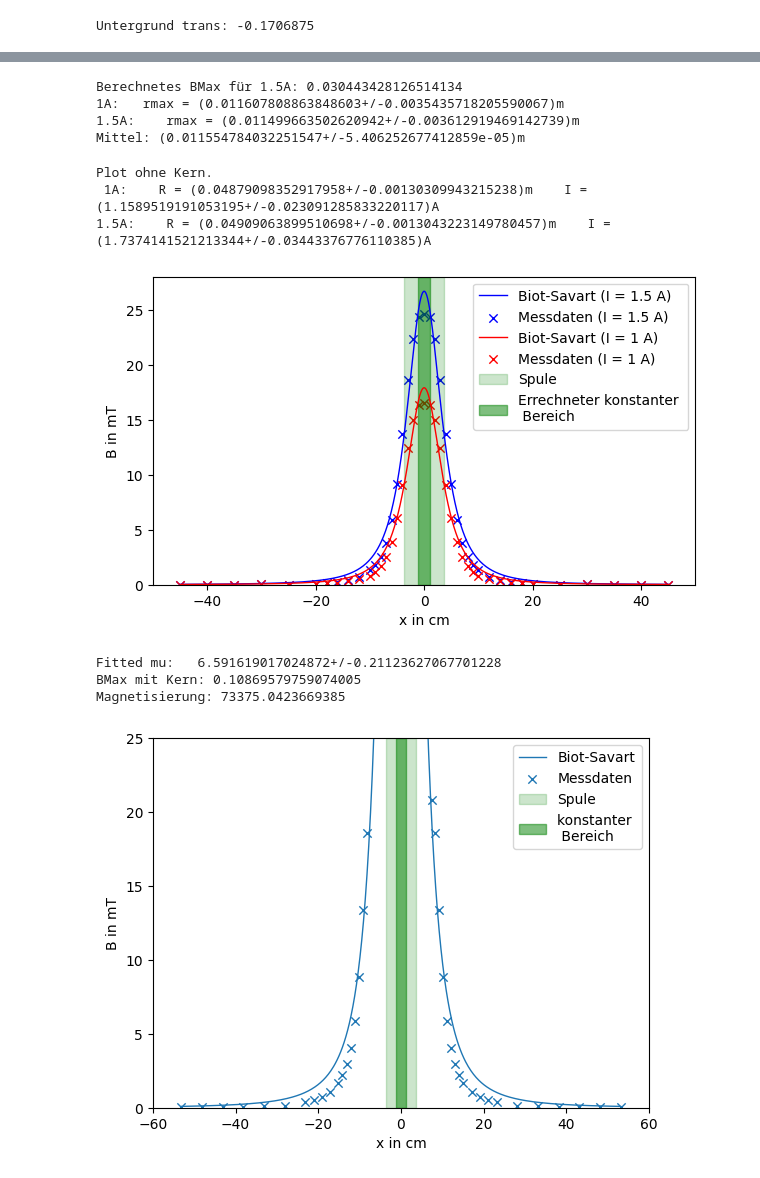
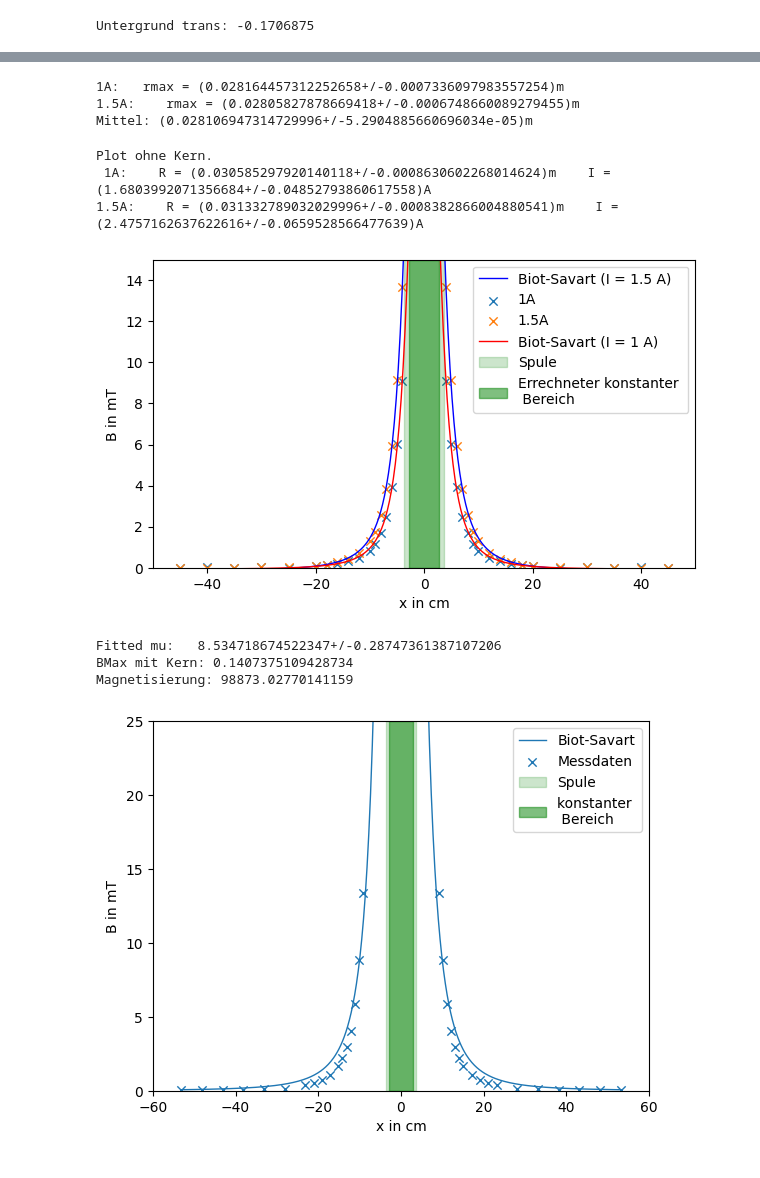
Before and after one commit to MaggdaDev/AP2, a Jupyter notebook: MAG/mag.ipynb, the cells around one changed output, grey strips where cells are left out. Cells and saved outputs as stored; diff of their text form; code cells hidden in the pictures.

```diff
--- a/MAG/mag.ipynb
+++ b/MAG/mag.ipynb
@@ -215,10 +244,10 @@ bMax1AmpereOhneKern = np.max(bDataOhneKern1AmpereMirrored)
 bMax15AmpereOhneKern = np.max(bDataOhneKern15AmpereMirrored)
 
 def calcXMax(rEff, iEff, bMax):
-    return np.sqrt((N * mu * rEff**2.0 * iEff / (2 * bMax))**(2.0/3.0) - rEff**2.0)
+    return np.sqrt((nConst * mu * rEff**2.0 * iEff / (2 * bMax))**(2.0/3.0) - rEff**2.0)
 
 def calcXMaxErr(rEff, iEff, bMax, xMax, rErr, iErr):
-    fracSqrt = (N * mu * rEff**2.0 * iEff / (2 * bMax))**(2.0/3.0)
+    fracSqrt = (nConst * mu * rEff**2.0 * iEff / (2 * bMax))**(2.0/3.0)
     rErrFact = (2 * fracSqrt / (3*rEff) - 1.0 * rEff) * 2.0 / (xMax)
     iErrFact = fracSqrt / (3.0 * iEff * xMax)
     return np.sqrt( (rErrFact * rErr) **2.0 + (iErrFact * iErr)**2.0 )
@@ -239,10 +268,9 @@ xMaxGewichtetesMittel, xMaxGewichtetesMittelFehler = getWeightedMeanAndExternalU
 
 print("1A:   rmax = ({}+/-{})m\n1.5A:    rmax = ({}+/-{})m\nMittel: ({}+/-{})m".format(xMax1Amp, xMax1AmpErr, xMax15Amp, xMax15AmpErr, xMaxGewichtetesMittel, xMaxGewichtetesMittelFehler))
 # %% [output]
-Berechnetes BMax für 1.5A: 0.030443428126514134
-1A:   rmax = (0.011607808863848603+/-0.0035435718205590067)m
-1.5A:    rmax = (0.011499663502620942+/-0.003612919469142739)m
-Mittel: (0.011554784032251547+/-5.406252677412859e-05)m
+1A:   rmax = (0.028164457312252658+/-0.0007336097983557254)m
+1.5A:    rmax = (0.02805827878669418+/-0.0006748660089279455)m
+Mittel: (0.028106947314729996+/-5.2904885660696034e-05)m
 # %%
 import matplotlib.pyplot as plt
 
@@ -252,49 +280,49 @@ plt.rcParams['scatter.marker'] = "x"
 plt.rcParams['font.size'] = 10
 
 def smoothLinSpaceFromXData(xData):
     return np.linspace(np.min(xData), np.max(xData), 500)
 
 linsp = smoothLinSpaceFromXData(xDataOhneKernMirrored)
 
-plt.plot(linsp*100, biotSavartLongitudinal(linsp, fitResOhneKern15Ampere["rOpt"], fitResOhneKern15Ampere["iOpt"]) * 1000, label="Biot-Savart (I = 1.5 A)", c="b")
-plt.scatter(xDataOhneKernMirrored*100, bDataOhneKern15AmpereMirrored * 1000, label="Messdaten (I = 1.5 A)", c="b")
+plt.plot(linsp*100, biotSavartLongitudinal(linsp, fitResOhneKern15Ampere["rOpt"], fitResOhneKern15Ampere["iOpt"], fitResOhneKern15Ampere["shiftOpt"]) * 1000, label="Biot-Savart (I = 1.5 A)", c="b")
+#plt.scatter(xDataOhneKernMirrored*100, bDataOhneKern15AmpereMirrored * 1000, label="Messdaten (I = 1.5 A)", c="b")
 
 
+plt.scatter(xDataFitOhneKern * 100, 1000* bDataFitOhneKern1Ampere, label="1A")
+plt.scatter(xDataFitOhneKern * 100, 1000* bDataFitOhneKern15Ampere, label="1.5A")
 
-
-plt.plot(linsp*100, biotSavartLongitudinal(linsp, fitResOhneKern1Ampere["rOpt"], fitResOhneKern1Ampere["iOpt"]) * 1000, label="Biot-Savart (I = 1 A)", c="r")
-plt.scatter(xDataOhneKernMirrored*100, bDataOhneKern1AmpereMirrored * 1000 , label="Messdaten (I = 1 A)", c="r")
+plt.plot(linsp*100, biotSavartLongitudinal(linsp, fitResOhneKern1Ampere["rOpt"], fitResOhneKern1Ampere["iOpt"], fitResOhneKern1Ampere["shiftOpt"]) * 1000, label="Biot-Savart (I = 1 A)", c="r")
+#plt.scatter(xDataOhneKernMirrored*100, bDataOhneKern1AmpereMirrored * 1000 , label="Messdaten (I = 1 A)", c="r")
 
 plt.xlim(-50,50)
-plt.ylim(0, 28)
+plt.ylim(0, 15)
 
 plt.axvspan(-spulenLaenge/2, spulenLaenge/2, color="green", alpha=0.2, label="Spule")
 plt.axvspan(-xMaxGewichtetesMittel*100, xMaxGewichtetesMittel*100, color="green", alpha=0.5, label="Errechneter konstanter \n Bereich")
 
 plt.xlabel("x in cm")
 plt.ylabel("B in mT")
 
 
 
 
-
 plt.legend()
 
 print("Plot ohne Kern.\n 1A:    R = ({}+/-{})m    I = ({}+/-{})A\n1.5A:    R = ({}+/-{})m    I = ({}+/-{})A".format(fitResOhneKern1Ampere["rOpt"], fitResOhneKern1Ampere["rErr"],
                                                                                                                     fitResOhneKern1Ampere["iOpt"],  fitResOhneKern1Ampere["iErr"],
                                                                                                                     fitResOhneKern15Ampere["rOpt"], fitResOhneKern15Ampere["rErr"],
                                                                                                                     fitResOhneKern15Ampere["iOpt"], fitResOhneKern15Ampere["iErr"]))
 # %% [output]
 Plot ohne Kern.
- 1A:    R = (0.04879098352917958+/-0.00130309943215238)m    I = (1.1589519191053195+/-0.023091285833220117)A
-1.5A:    R = (0.04909063899510698+/-0.0013043223149780457)m    I = (1.7374141521213344+/-0.03443376776110385)A
+ 1A:    R = (0.030585297920140118+/-0.0008630602268014624)m    I = (1.6803992071356684+/-0.04852793860617558)A
+1.5A:    R = (0.031332789032029996+/-0.0008382866004880541)m    I = (2.4757162637622616+/-0.0659528566477639)A
-[figure, old version]
+[figure, new version]
 # %%
 ### MIT KERN
 rConst = rEff1Amp # gemessen mit 1A
 iConst = iEff1Amp
 def biotSavartLongitudinalKern(xData, kernParam):
-    return kernParam *  N * (mu / 2.0) * (rConst**2.0) * iConst * (xData**2.0 + rConst**2.0)**(-3.0/2.0)
+    return kernParam *  nConst * (mu / 2.0) * (rConst**2.0) * iConst * (xData**2.0 + rConst**2.0)**(-3.0/2.0)
 
 mitKernFitOpt, mitKernFitCov = curve_fit(biotSavartLongitudinalKern, xDataMitKernMirrored, bDataMitKernMirrored)
 kernMuFitted = mitKernFitOpt[0]
@@ -321,10 +349,10 @@ print("BMax mit Kern: {}".format(bMaxMitKern))
 magnetisierung = bMaxMitKern * (1.0 - 1.0/kernMuFitted) / mu
 print("Magnetisierung: {}".format(magnetisierung))
 # %% [output]
-Fitted mu:   6.591619017024872+/-0.21123627067701228
-BMax mit Kern: 0.10869579759074005
-Magnetisierung: 73375.0423669385
+Fitted mu:   8.534718674522347+/-0.28747361387107206
+BMax mit Kern: 0.1407375109428734
+Magnetisierung: 98873.02770141159
-[figure, old version]
+[figure, new version]
 # %%
 ### transversal
 fig,ax = plt.subplots()
```
Also changed, not shown: parts of 3 cells of this notebook, 4 other files.
